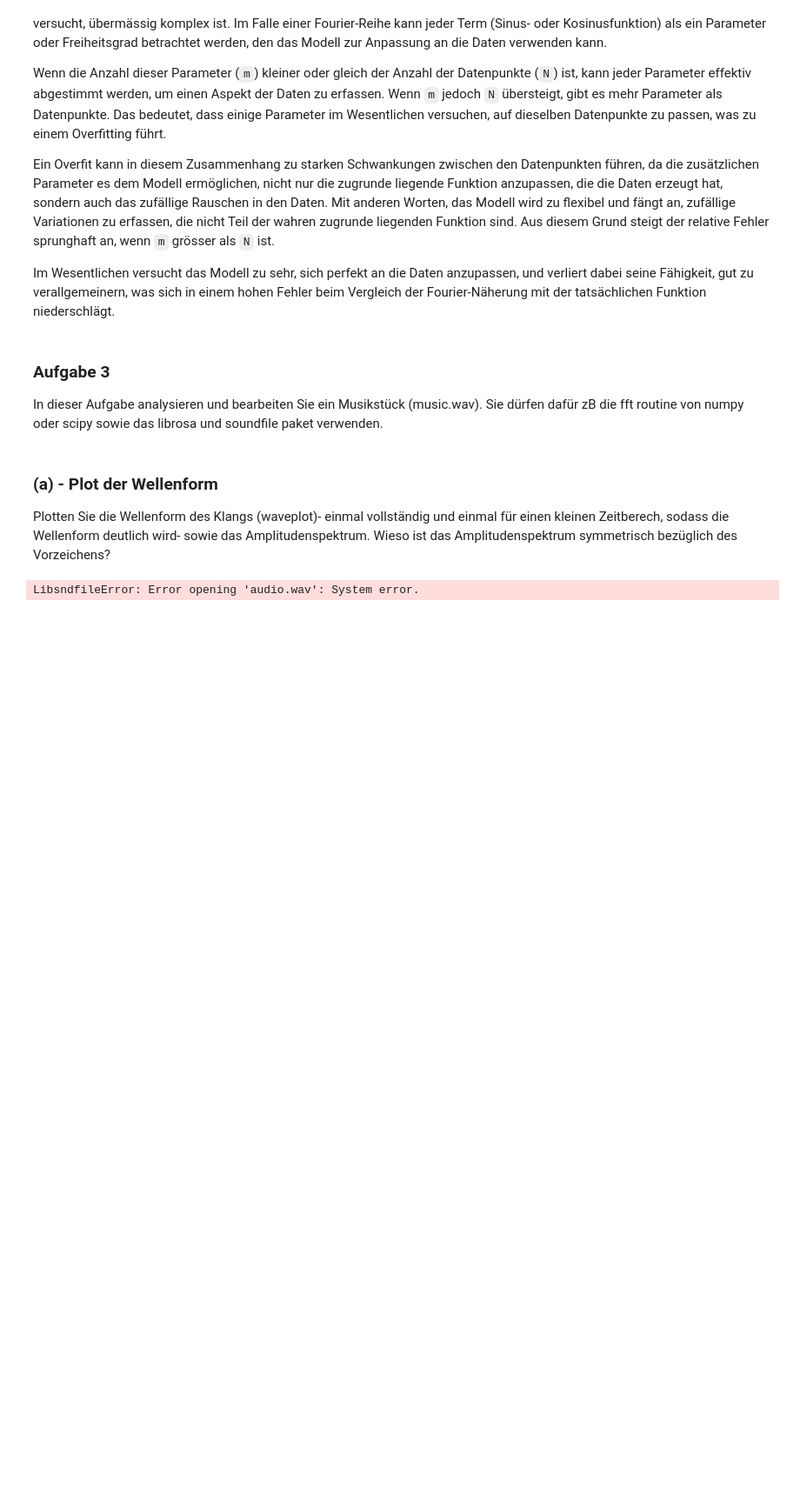
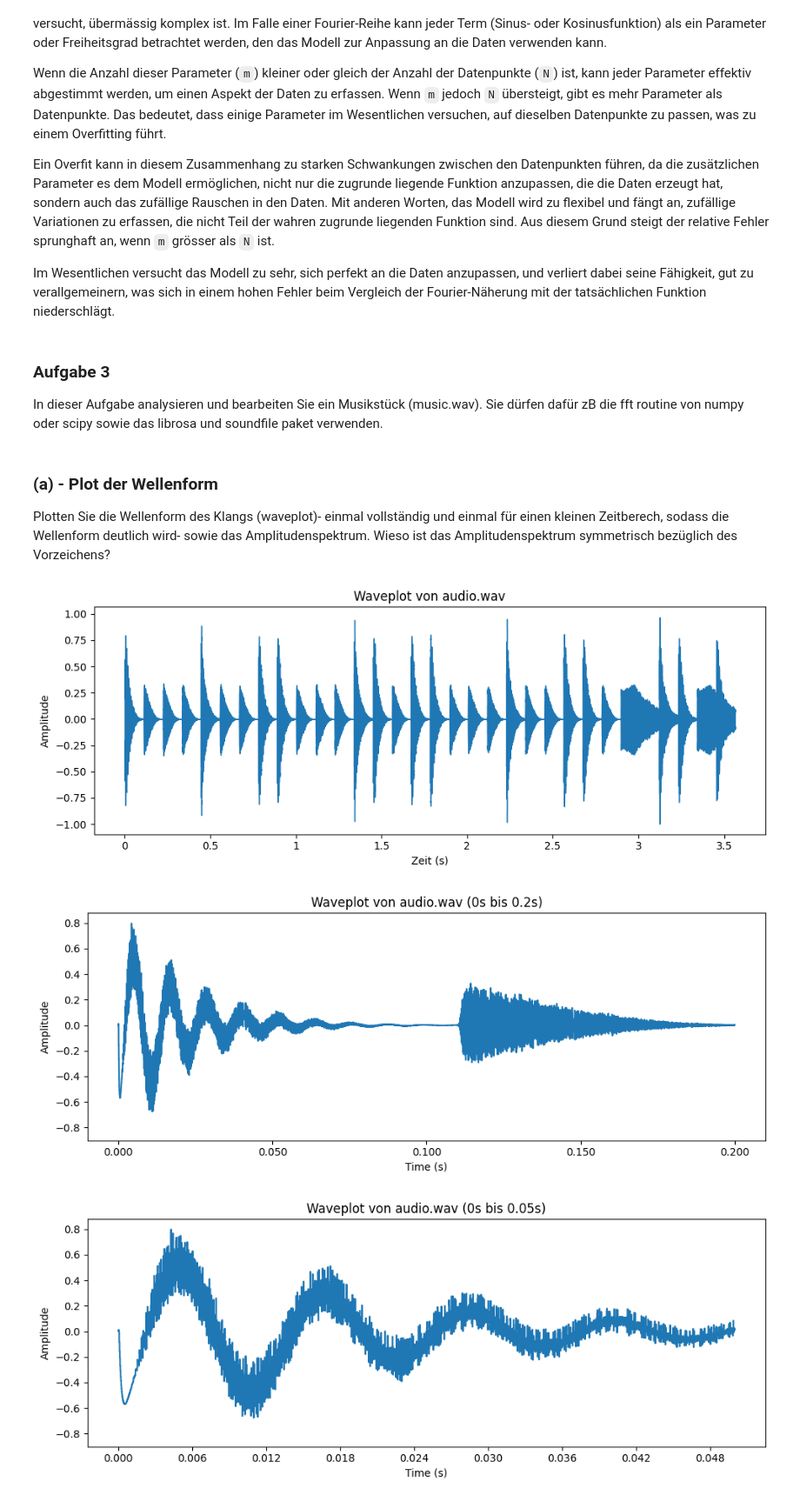
Before and after one commit to iamekerb/vta-MC, a Jupyter notebook: vta_mc2.ipynb, the cells around one changed output. Shown at 87% size. Saved outputs shown, nothing was run; the diff lists cells and outputs as text; code cells hidden in the pictures; blank space fills up the shorter version.

```diff
--- a/vta_mc2.ipynb
+++ b/vta_mc2.ipynb
@@ -332,7 +332,61 @@ zB die fft routine von numpy oder scipy sowie das librosa und soundfile paket ve
 Plotten Sie die Wellenform des Klangs (waveplot)- einmal vollständig und einmal für einen
 kleinen Zeitberech, sodass die Wellenform deutlich wird- sowie das Amplitudenspektrum.
 Wieso ist das Amplitudenspektrum symmetrisch bezüglich des Vorzeichens?
-# %%
-soundfile = sf.SoundFile('audio.wav')
-# %% [output]
-LibsndfileError: Error opening 'audio.wav': System error.
+# %%
+# Lesen der Audiodatei
+sound_data, sound_rate = sf.read('music.wav')
+
+# Plotten der ganzen Musikdatei
+plt.figure(figsize=(10, 4))
+librosa.display.waveshow(sound_data.T, sr=sound_rate)
+plt.title('Waveplot von audio.wav')
+plt.xlabel('Zeit (s)')
+plt.ylabel('Amplitude')
+plt.tight_layout()
+plt.show()
+
+# Ploten eines Ausschnitts der Musikdatei
+# Definieren des Zeitbereichs, den Sie plotten möchten (in Sekunden)
+start_time = 0  # Startzeitpunkt des Ausschnitts
+end_time = 0.2    # Endzeitpunkt des Ausschnitts
+
+# Konvertieren der Zeitangaben in Sample-Indizes
+start_index = int(start_time * sound_rate)
+end_index = int(end_time * sound_rate)
+
+# Extrahieren des gewünschten Ausschnitts der Audiodaten
+segment = sound_data[start_index:end_index]
+
+# Plotten des Waveplots für den Ausschnitt
+plt.figure(figsize=(10, 4))
+librosa.display.waveshow(segment.T, sr=sound_rate)
+plt.title('Waveplot von audio.wav ({}s bis {}s)'.format(start_time, end_time))
+plt.xlabel('Time (s)')
+plt.ylabel('Amplitude')
+plt.tight_layout()
+plt.show()
+
+
+# Definieren des Zeitbereichs, den Sie plotten möchten (in Sekunden)
+start_time = 0  # Startzeitpunkt des Ausschnitts
+end_time = 0.05    # Endzeitpunkt des Ausschnitts
+
+# Konvertieren der Zeitangaben in Sample-Indizes
+start_index = int(start_time * sound_rate)
+end_index = int(end_time * sound_rate)
+
+# Extrahieren des gewünschten Ausschnitts der Audiodaten
+segment = sound_data[start_index:end_index]
+
+# Plotten des Waveplots für den Ausschnitt
+plt.figure(figsize=(10, 4))
+librosa.display.waveshow(segment.T, sr=sound_rate)
+plt.title('Waveplot von audio.wav ({}s bis {}s)'.format(start_time, end_time))
+plt.xlabel('Time (s)')
+plt.ylabel('Amplitude')
+plt.tight_layout()
+plt.show()
+# %% [output]
+[figure, added]
+[figure, added]
+[figure, added]
```
Also changed, not shown: parts of 7 cells of this notebook.
